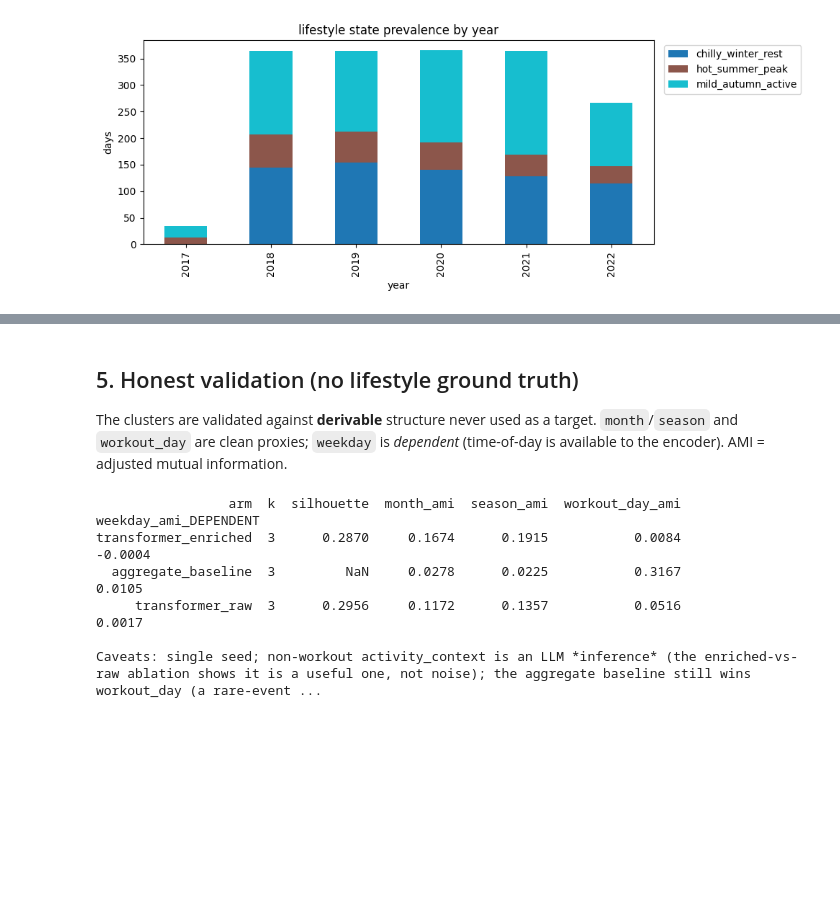
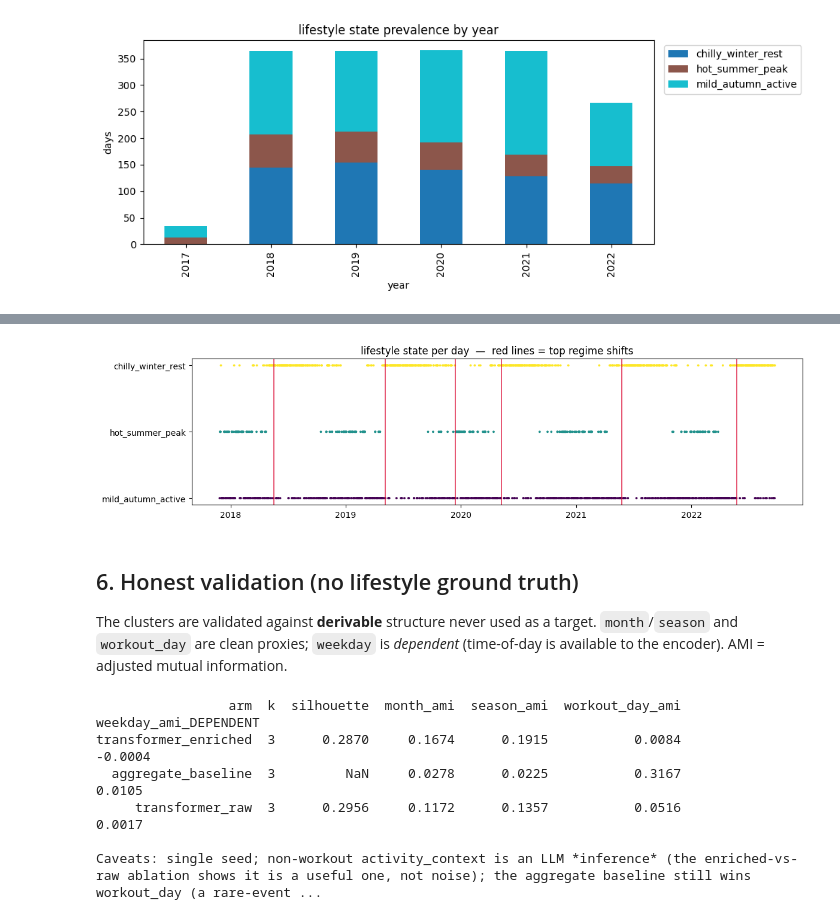
Before and after one commit to tran0702/health-pattern-intelligence-agent, a Jupyter notebook: notebooks/04_lifestyle_report.ipynb, the cells around one changed output, grey strips where cells are left out. Cells and saved outputs as stored; diff of their text form; code cells hidden in the pictures; blank space fills up the shorter version.

```diff
--- a/notebooks/04_lifestyle_report.ipynb
+++ b/notebooks/04_lifestyle_report.ipynb
@@ -94,0 +107,18 @@ chilly_winter_rest    hot_summer_peak      1
+# %%
+import sys
+LC_DIR = os.path.join(ROOT, "notebooks", "lifestyle_construction")
+if LC_DIR not in sys.path:
+    sys.path.insert(0, LC_DIR)
+import lifestyle_construction as lc
+
+ep_enr = pd.read_parquet(os.path.join(LR, "behavioral_episodes_enriched.parquet"))
+days = lc.daily_summary(ep_enr).merge(emb[["date", "state_name"]], on="date", how="inner")
+regimes = lc.segment_regimes(days, min_len=5)
+breaks = lc.regime_breaks(regimes, days, top_k=6)
+
+print(f"sustained regimes (>=5 days): {len(regimes)}   |   off-season departures among the "
+      f"top {len(breaks)} shifts: {int(breaks['off_season'].sum())}")
+cols = ["break_date", "from_state", "to_state", "days_before", "days_after",
+        "p_transition", "season_share", "off_season", "d_mean_hr", "d_mean_temp",
+        "d_wear_slots", "d_workout_frac"]
+print(breaks[cols].to_string(index=False))
@@ -94,0 +134,5 @@ chilly_winter_rest    hot_summer_peak      1
+# %%
+notes, note_src = lc.explain_breaks_llm(breaks, offline=False)
+print(f"interpretation source: {note_src}\n")
+for i, (_, r) in enumerate(breaks.iterrows()):
+    print(f"[{r['break_date']}]  {notes[i]}\n")
@@ -95,5 +153,18 @@ chilly_winter_rest    hot_summer_peak      1
+# %%
+order = list(dict.fromkeys(emb.sort_values("date")["state_name"]))
+ymap = {s: i for i, s in enumerate(order)}
+fig, ax = plt.subplots(figsize=(12, 3.2))
+ax.scatter(emb["date"], emb["state_name"].map(ymap), s=3,
+           c=emb["state_name"].map(ymap), cmap="viridis")
+for _, r in breaks.iterrows():
+    ax.axvline(pd.to_datetime(r["break_date"]), color="crimson", lw=1.2, alpha=0.85)
+ax.set_yticks(range(len(order))); ax.set_yticklabels(order)
+ax.set_title("lifestyle state per day  —  red lines = top regime shifts")
+plt.tight_layout(); plt.show()
+# %% [output]
+[figure, added]
 # %% [markdown]
-## 5. Honest validation (no lifestyle ground truth)
+## 6. Honest validation (no lifestyle ground truth)
 
 The clusters are validated against **derivable** structure never used as a target. `month`/`season`
 and `workout_day` are clean proxies; `weekday` is *dependent* (time-of-day is available to the encoder).
```
Also changed, not shown: parts of 4 cells of this notebook, 3 other files.
